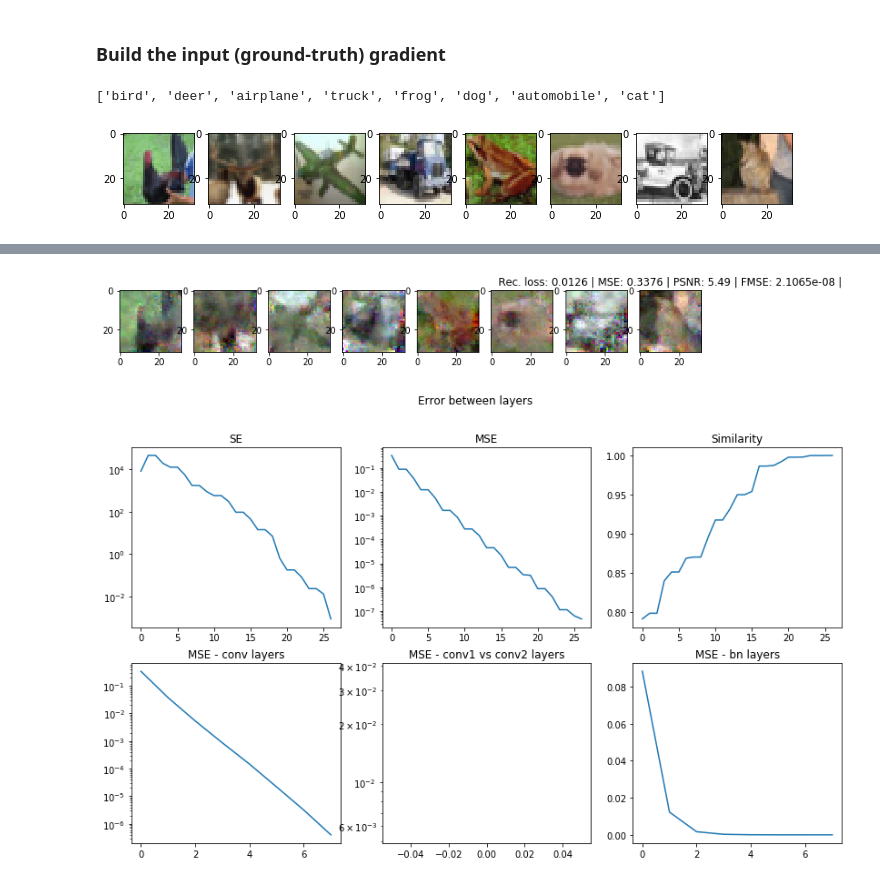
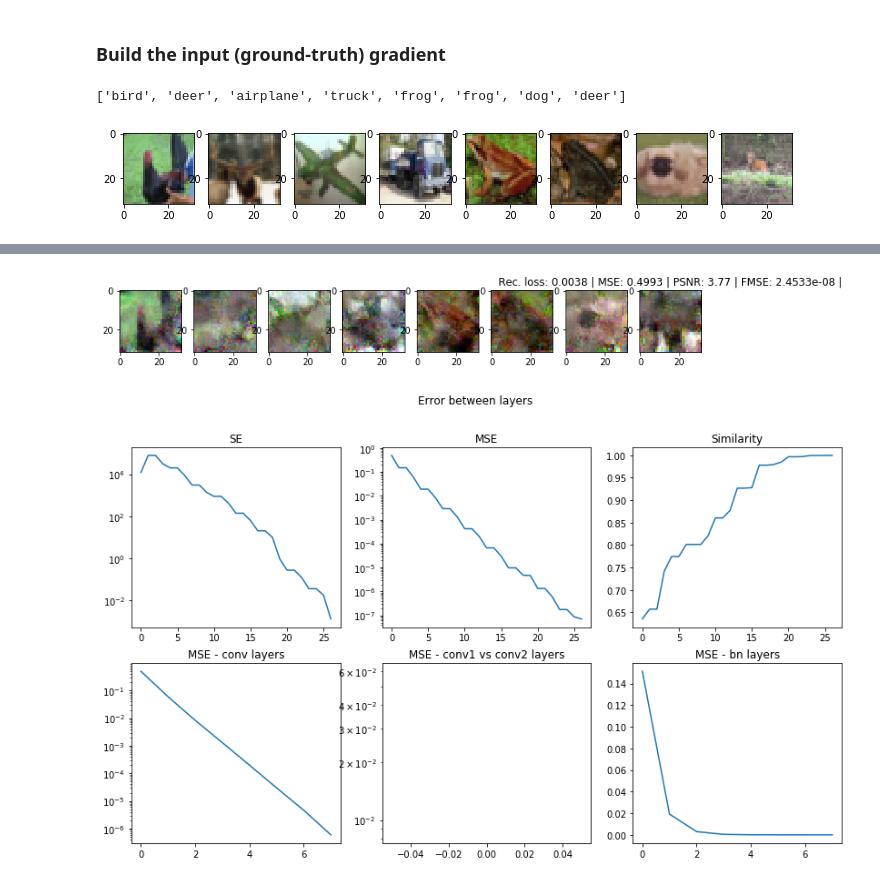
Before and after one commit to JonasGeiping/invertinggradients, a Jupyter notebook: Multiple images and multiple local update steps (ConvNet).ipynb, the cells around one changed output, grey strips where cells are left out. Cells and saved outputs as stored; diff of their text form; code cells hidden in the pictures.

```diff
--- a/Multiple images and multiple local update steps (ConvNet).ipynb
+++ b/Multiple images and multiple local update steps (ConvNet).ipynb
@@ -67,17 +67,16 @@ else:
     while len(labels) < num_images:
         img, label = validloader.dataset[idx]
         idx += 1
-        if label not in labels:
-            labels.append(torch.as_tensor((label,), device=setup['device']))
-            ground_truth.append(img.to(**setup))
+        labels.append(torch.as_tensor((label,), device=setup['device']))
+        ground_truth.append(img.to(**setup))
     ground_truth = torch.stack(ground_truth)
     labels = torch.cat(labels)
 # %%
 plot(ground_truth);
 print([validloader.dataset.classes[l] for l in labels]);
 # %% [output]
-['bird', 'deer', 'airplane', 'truck', 'frog', 'dog', 'automobile', 'cat']
+['bird', 'deer', 'airplane', 'truck', 'frog', 'frog', 'dog', 'deer']
-[figure, old version]
+[figure, new version]
 # %%
 local_lr = 1e-4
 local_steps = 5
@@ -98,8 +97,8 @@ config = dict(signed=True,
               lr=1,
               optim='adam',
               restarts=8,
-              max_iterations=2400,
-              total_variation=1e-4,
+              max_iterations=24000,
+              total_variation=1e-6,
               init='randn',
               filter='none',
               lr_decay=True,
@@ -131,4 +130,4 @@ Total time: 3858.1450123786926.
-[figure, old version]
+[figure, new version]
 # %%
 data = inversefed.metrics.activation_errors(model, output, ground_truth)
 
@@ -153,4 +152,4 @@ axes[1, 2].plot(bns)
 axes[1, 2].set_title('MSE - bn layers')
 fig.suptitle('Error between layers');
 # %% [output]
-[figure, old version]
+[figure, new version]
```
Also changed, not shown: parts of 2 cells of this notebook.
